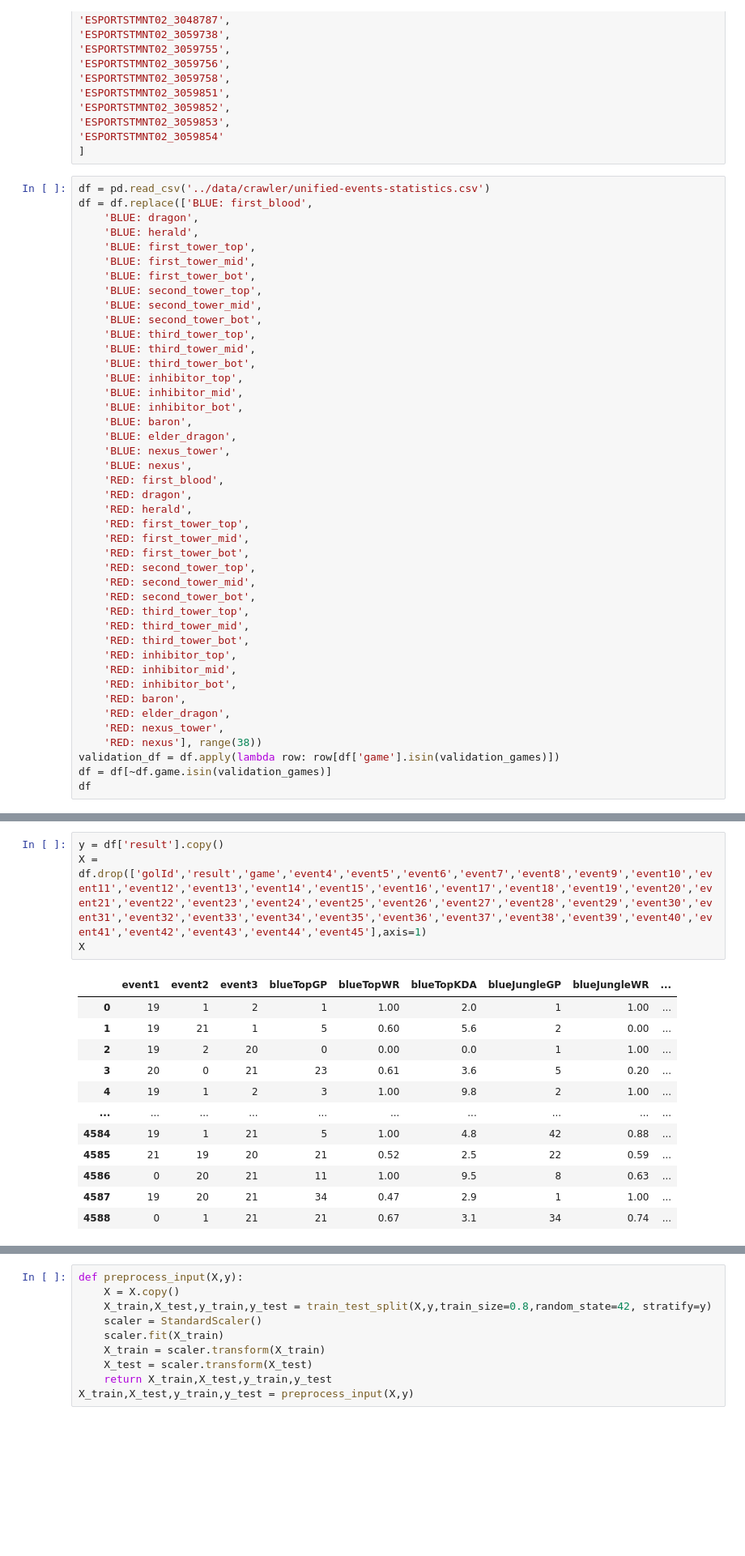
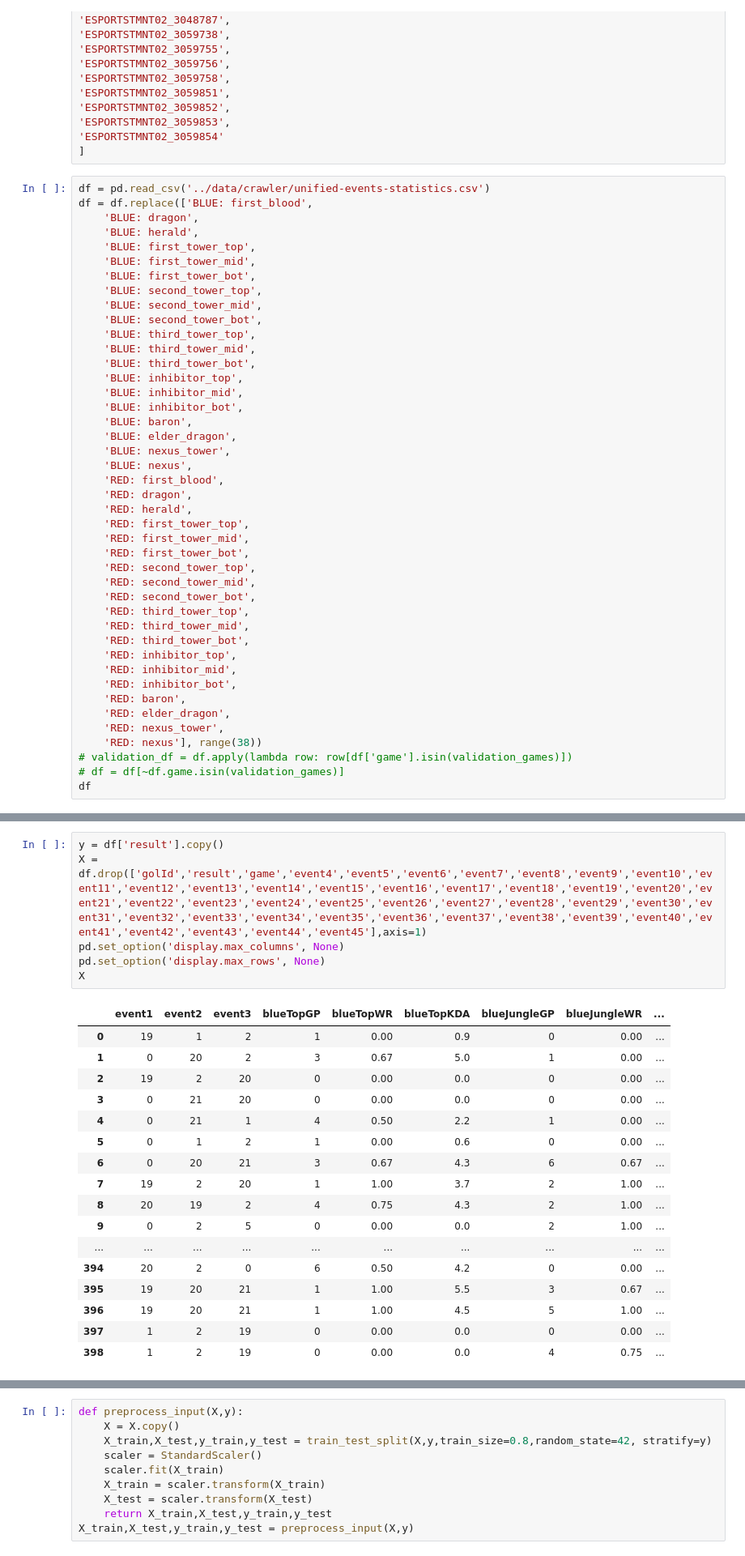
Before and after one commit to lincolncosta/tese, a Jupyter notebook: victory-prediction/many-models-3-events.ipynb, the cells around one changed output, grey strips where cells are left out. Shown at 81% size. Cells and saved outputs as stored; diff of their text form; blank space fills up the shorter version.

```diff
--- a/victory-prediction/many-models-3-events.ipynb
+++ b/victory-prediction/many-models-3-events.ipynb
@@ -169,8 +169,8 @@ df = df.replace(['BLUE: first_blood',
     'RED: elder_dragon',
     'RED: nexus_tower',
     'RED: nexus'], range(38))
-validation_df = df.apply(lambda row: row[df['game'].isin(validation_games)])
-df = df[~df.game.isin(validation_games)]
+# validation_df = df.apply(lambda row: row[df['game'].isin(validation_games)])
+# df = df[~df.game.isin(validation_games)]
 df
 # %% [output]
 |  | golId | game | event1 | event2 | event3 | event4 | event5 | event6 | event7 | event8 | ... | ... |
@@ -189,17 +189,24 @@ df
 # %%
 y = df['result'].copy()
 X = df.drop(['golId','result','game','event4','event5','event6','event7','event8','event9','event10','event11','event12','event13','event14','event15','event16','event17','event18','event19','event20','event21','event22','event23','event24','event25','event26','event27','event28','event29','event30','event31','event32','event33','event34','event35','event36','event37','event38','event39','event40','event41','event42','event43','event44','event45'],axis=1)
+pd.set_option('display.max_columns', None)
+pd.set_option('display.max_rows', None)
 X
 # %% [output]
 |  | event1 | event2 | event3 | blueTopGP | blueTopWR | blueTopKDA | blueJungleGP | blueJungleWR | ... |
-| 0 | 19 | 1 | 2 | 1 | 1.00 | 2.0 | 1 | 1.00 | ... |
-| 1 | 19 | 21 | 1 | 5 | 0.60 | 5.6 | 2 | 0.00 | ... |
-| 2 | 19 | 2 | 20 | 0 | 0.00 | 0.0 | 1 | 1.00 | ... |
-| 3 | 20 | 0 | 21 | 23 | 0.61 | 3.6 | 5 | 0.20 | ... |
-| 4 | 19 | 1 | 2 | 3 | 1.00 | 9.8 | 2 | 1.00 | ... |
+| 0 | 19 | 1 | 2 | 1 | 0.00 | 0.9 | 0 | 0.00 | ... |
+| 1 | 0 | 20 | 2 | 3 | 0.67 | 5.0 | 1 | 0.00 | ... |
+| 2 | 19 | 2 | 20 | 0 | 0.00 | 0.0 | 0 | 0.00 | ... |
+| 3 | 0 | 21 | 20 | 0 | 0.00 | 0.0 | 0 | 0.00 | ... |
+| 4 | 0 | 21 | 1 | 4 | 0.50 | 2.2 | 1 | 0.00 | ... |
+| 5 | 0 | 1 | 2 | 1 | 0.00 | 0.6 | 0 | 0.00 | ... |
+| 6 | 0 | 20 | 21 | 3 | 0.67 | 4.3 | 6 | 0.67 | ... |
+| 7 | 19 | 2 | 20 | 1 | 1.00 | 3.7 | 2 | 1.00 | ... |
+| 8 | 20 | 19 | 2 | 4 | 0.75 | 4.3 | 2 | 1.00 | ... |
+| 9 | 0 | 2 | 5 | 0 | 0.00 | 0.0 | 2 | 1.00 | ... |
 | ... | ... | ... | ... | ... | ... | ... | ... | ... | ... |
-| 4584 | 19 | 1 | 21 | 5 | 1.00 | 4.8 | 42 | 0.88 | ... |
-| 4585 | 21 | 19 | 20 | 21 | 0.52 | 2.5 | 22 | 0.59 | ... |
-| 4586 | 0 | 20 | 21 | 11 | 1.00 | 9.5 | 8 | 0.63 | ... |
-| 4587 | 19 | 20 | 21 | 34 | 0.47 | 2.9 | 1 | 1.00 | ... |
-| 4588 | 0 | 1 | 21 | 21 | 0.67 | 3.1 | 34 | 0.74 | ... |
+| 394 | 20 | 2 | 0 | 6 | 0.50 | 4.2 | 0 | 0.00 | ... |
+| 395 | 19 | 20 | 21 | 1 | 1.00 | 5.5 | 3 | 0.67 | ... |
+| 396 | 19 | 20 | 21 | 1 | 1.00 | 4.5 | 5 | 1.00 | ... |
+| 397 | 1 | 2 | 19 | 0 | 0.00 | 0.0 | 0 | 0.00 | ... |
+| 398 | 1 | 2 | 19 | 0 | 0.00 | 0.0 | 4 | 0.75 | ... |
```
Also changed, not shown: parts of 8 cells of this notebook, 18 other files.
